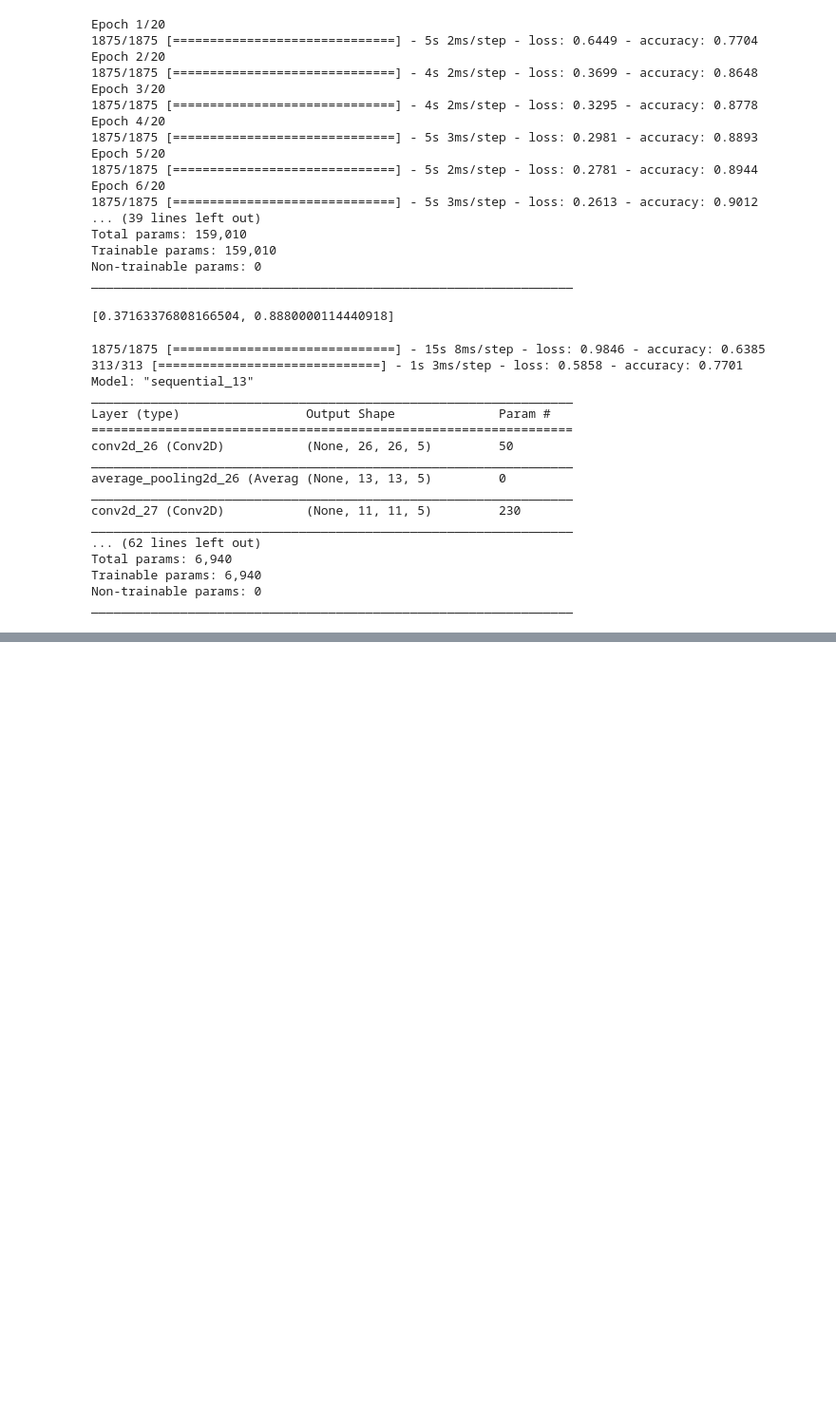
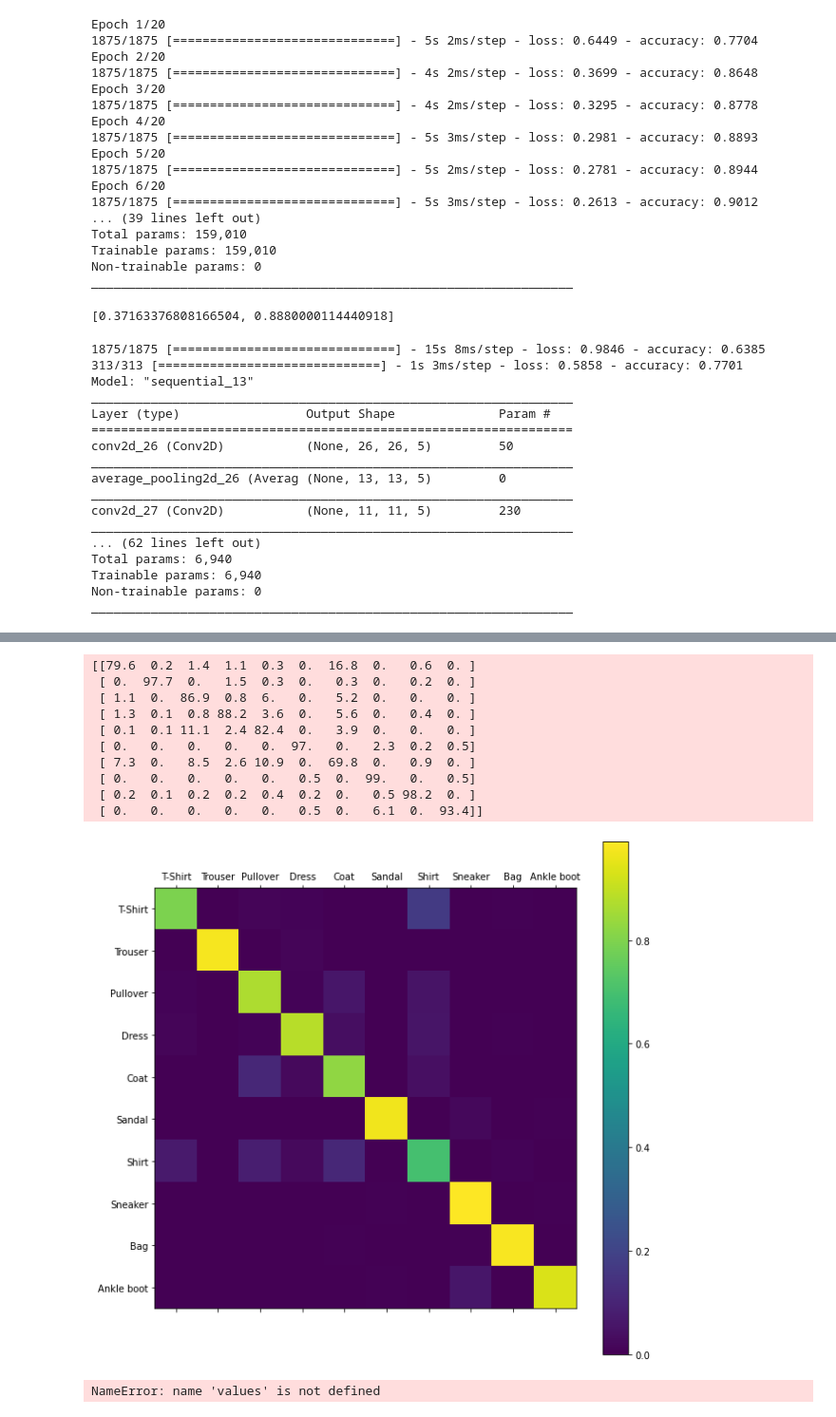
Before and after one commit to mortenhaahr/MAL, a Jupyter notebook: fashion-mnist/fashion-mnist-models.ipynb, the cells around one changed output, grey strips where cells are left out. Shown at 95% size. Saved outputs shown, nothing was run; the diff lists cells and outputs as text; code cells hidden in the pictures; blank space fills up the shorter version.

```diff
--- a/fashion-mnist/fashion-mnist-models.ipynb
+++ b/fashion-mnist/fashion-mnist-models.ipynb
@@ -391,0 +465,32 @@ _________________________________________________________________
+# %%
+from sklearn.metrics import confusion_matrix
+import matplotlib.pyplot as plt
+
+
+y_pred = model.predict(X_test)
+cm = confusion_matrix(y_test.argmax(axis=1), y_pred.argmax(axis=1))
+row_sums = cm.sum(axis=1, keepdims=True)
+cm = cm / row_sums
+
+cats = ['T-Shirt', 'Trouser', 'Pullover', 'Dress', 'Coat', 'Sandal', 'Shirt', 'Sneaker', 'Bag', 'Ankle boot']
+
+fig, ax = plt.subplots(figsize=(10, 10))
+im = ax.matshow(cm)
+ax.set_xticklabels(cats)
+ax.set_yticklabels(cats)
+ax.set_xticks(range(len(cats)))
+ax.set_yticks(range(len(cats)))
+fig.colorbar(im, ax=ax)
+print(cm * 100)
+# %% [output]
+[[79.6  0.2  1.4  1.1  0.3  0.  16.8  0.   0.6  0. ]
+ [ 0.  97.7  0.   1.5  0.3  0.   0.3  0.   0.2  0. ]
+ [ 1.1  0.  86.9  0.8  6.   0.   5.2  0.   0.   0. ]
+ [ 1.3  0.1  0.8 88.2  3.6  0.   5.6  0.   0.4  0. ]
+ [ 0.1  0.1 11.1  2.4 82.4  0.   3.9  0.   0.   0. ]
+ [ 0.   0.   0.   0.   0.  97.   0.   2.3  0.2  0.5]
+ [ 7.3  0.   8.5  2.6 10.9  0.  69.8  0.   0.9  0. ]
+ [ 0.   0.   0.   0.   0.   0.5  0.  99.   0.   0.5]
+ [ 0.2  0.1  0.2  0.2  0.4  0.2  0.   0.5 98.2  0. ]
+ [ 0.   0.   0.   0.   0.   0.5  0.   6.1  0.  93.4]]
+[figure, added]
@@ -391,0 +578,17 @@ _________________________________________________________________
+# %%
+import itertools
+
+hyper_parameters_ranges = {
+            '1_conv2d_filters': list(range(30, 41)),
+            '1_conv2d_kernel': [(5,5), (3,3), (2, 2)],
+            'activation': ['relu'],
+            '2_conv2d_filters': list(range(30, 41)),
+            '2_conv2d_kernel': [(5,5), (3,3), (2, 2)],
+            'dense1_units':  list(range(85, 106)),
+            'dense2_units': list(range(65, 75))
+}
+
+hyper_parameters = [dict(zip(keys, v)) for v in itertools.product(*values)]
+len(hyper_parameters)
+# %% [output]
+NameError: name 'values' is not defined
```
Also changed, not shown: parts of 4 cells of this notebook, 1 other file.
